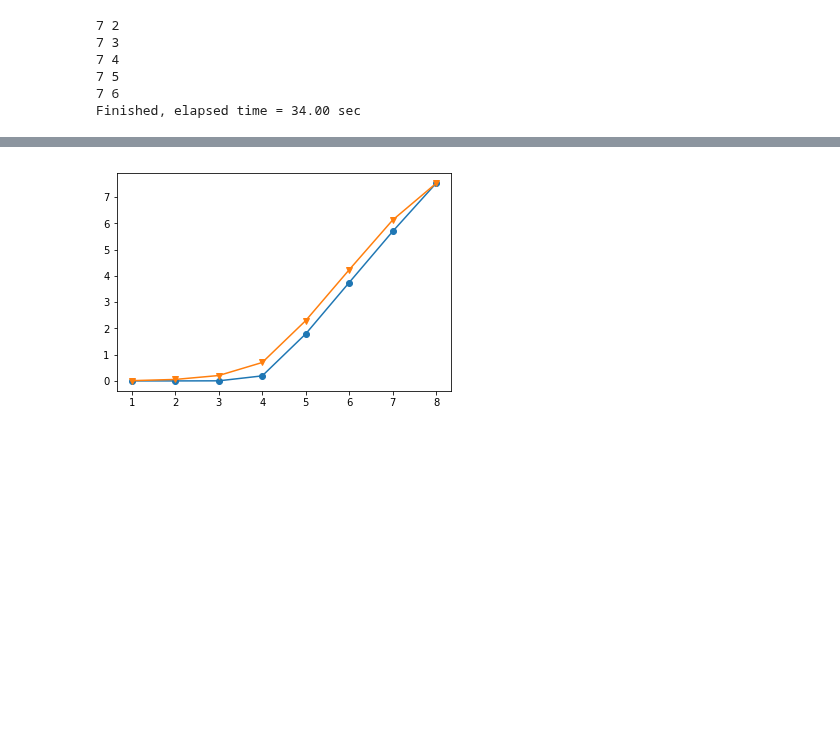
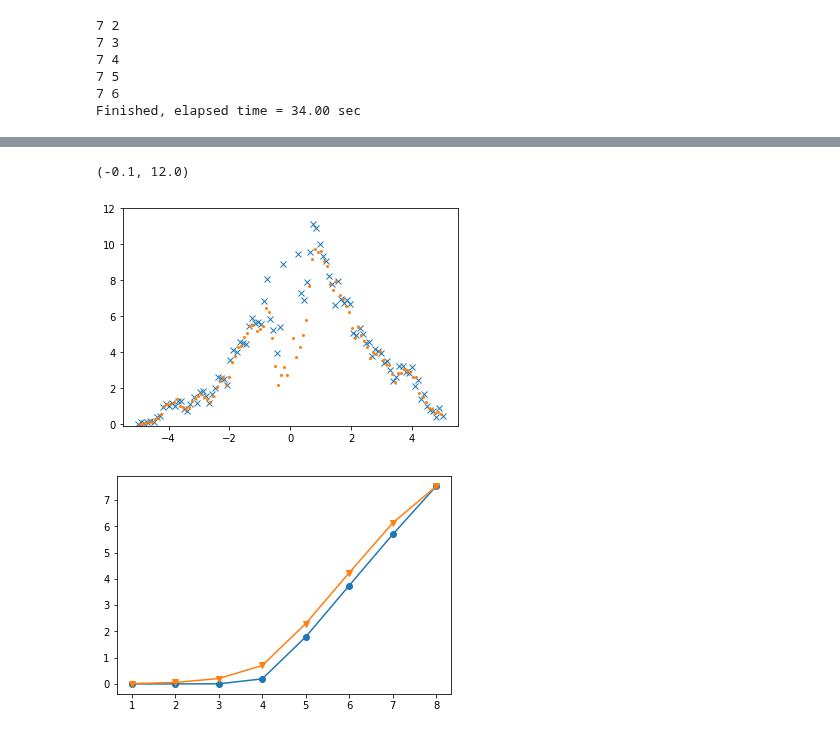
Before and after one commit to hassan-shap/RMT, a Jupyter notebook: U1_symmetry.ipynb, the cells around one changed output, grey strips where cells are left out. Cells and saved outputs as stored; diff of their text form; code cells hidden in the pictures; blank space fills up the shorter version.

```diff
--- a/U1_symmetry.ipynb
+++ b/U1_symmetry.ipynb
@@ -666,12 +666,12 @@ r=2 # local Hilbert space dim
 symm=1
 
 
-La=6
-Lb=2
+La=5
+Lb=5
 Na=r**La
 Nb=r**Lb
 
-Lc=5
+Lc=12
 
 Npt = int((La+Lb+Lc)/2)
 # Npt_ab_list = np.arange(max(Npt-Lc,1),int((La+Lb))+1)
@@ -875,3 +859,19 @@ print("Finished, quimb elapsed time = %.2f " % (elapsed)+ "sec")
+# %%
+trG = np.zeros(len(zsw))
+for i_z in range(len(zsw)):
+    trG[i_z] = np.trace(G[:,:,i_z])
+plt.plot(np.real(zsw),-trG/pi,'x')
+
+
+num_bins = len(zsw) -1
+n, bin_edges = np.histogram(vT, bins=np.real(zsw))
+bins_center= (bin_edges[0:num_bins]+ bin_edges[1:])/2
+n= n/Nrep/(bin_edges[1]-bin_edges[0])
+plt.plot(bins_center,n,'.',markersize=4)#, label='$N_{ab}$=%d' % (i_pt))
+plt.ylim([-0.1,12])
+# %% [output]
+(-0.1, 12.0)
+[figure, added]
 # %%
 neg_full_avg=np.mean(neg_full,axis=1)
 neg_symm_avg=np.mean(neg_symm,axis=1)
```
Also changed, not shown: parts of 3 cells of this notebook, 1 other file.
